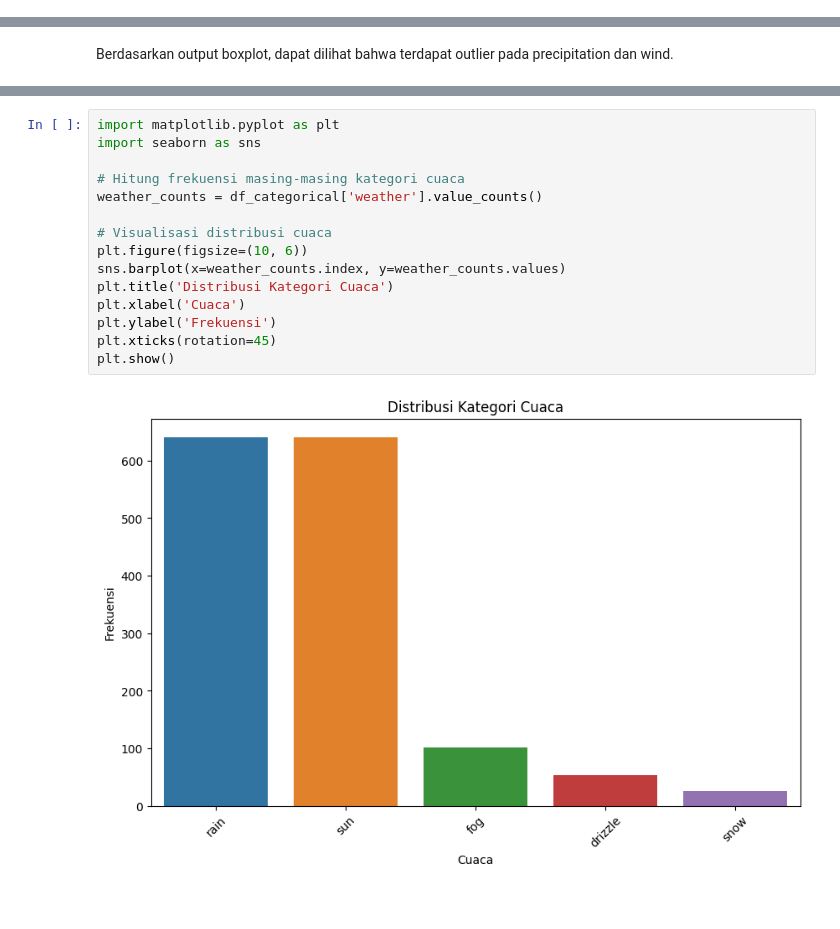
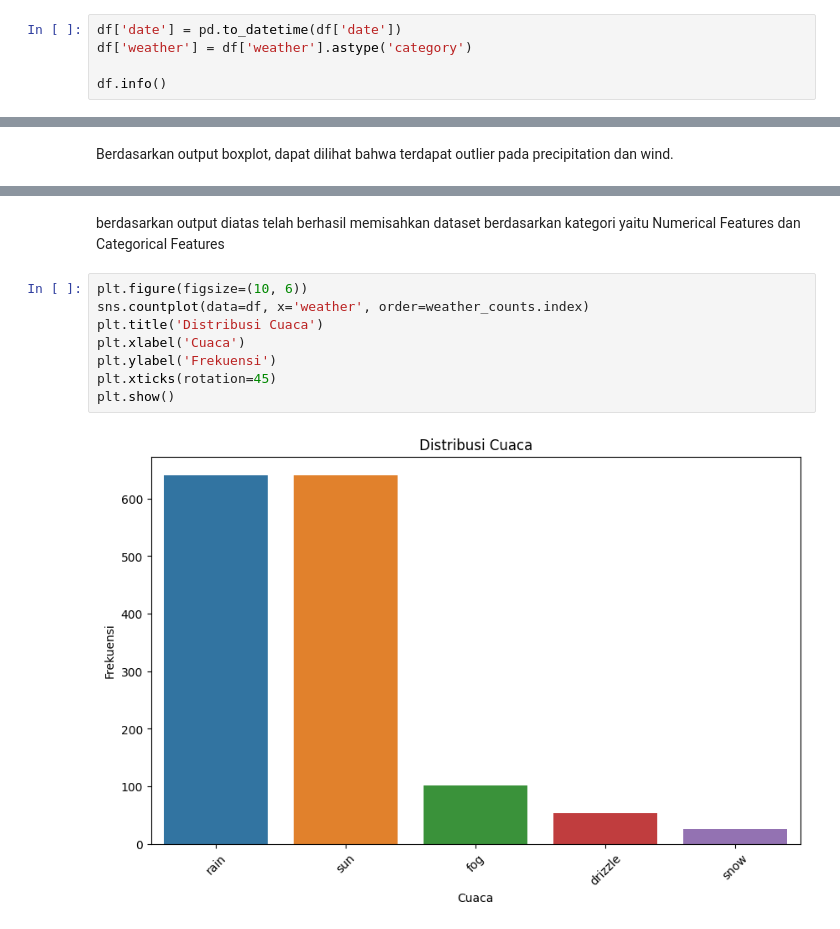
Before and after one commit to rezaldii/Diabetes-prediction, a Jupyter notebook: Weather-Prediction.ipynb, the cells around one changed output, grey strips where cells are left out. Cells and saved outputs as stored; diff of their text form; blank space fills up the shorter version.

```diff
--- a/Weather-Prediction.ipynb
+++ b/Weather-Prediction.ipynb
@@ -52,3 +53,8 @@ dtypes: float64(4), object(2)
 memory usage: 68.6+ KB
 # %% [markdown]
 tipe data date dan weather adalah objek. mungkin bisa dikonversi ke datetime dan tipe data kategori untuk analisis yang lebih baik.
+# %%
+df['date'] = pd.to_datetime(df['date'])
+df['weather'] = df['weather'].astype('category')
+
+df.info()
@@ -110,17 +190,12 @@ df_categorical = df[categorical_features]
+# %% [markdown]
+berdasarkan output diatas telah berhasil memisahkan dataset berdasarkan kategori yaitu Numerical Features dan Categorical Features
 # %%
-import matplotlib.pyplot as plt
-import seaborn as sns
-
-# Hitung frekuensi masing-masing kategori cuaca
-weather_counts = df_categorical['weather'].value_counts()
-
-# Visualisasi distribusi cuaca
 plt.figure(figsize=(10, 6))
-sns.barplot(x=weather_counts.index, y=weather_counts.values)
-plt.title('Distribusi Kategori Cuaca')
+sns.countplot(data=df, x='weather', order=weather_counts.index)
+plt.title('Distribusi Cuaca')
 plt.xlabel('Cuaca')
 plt.ylabel('Frekuensi')
 plt.xticks(rotation=45)
 plt.show()
 # %% [output]
-[figure, old version]
+[figure, new version]
```
Also changed, not shown: parts of 22 cells of this notebook.
